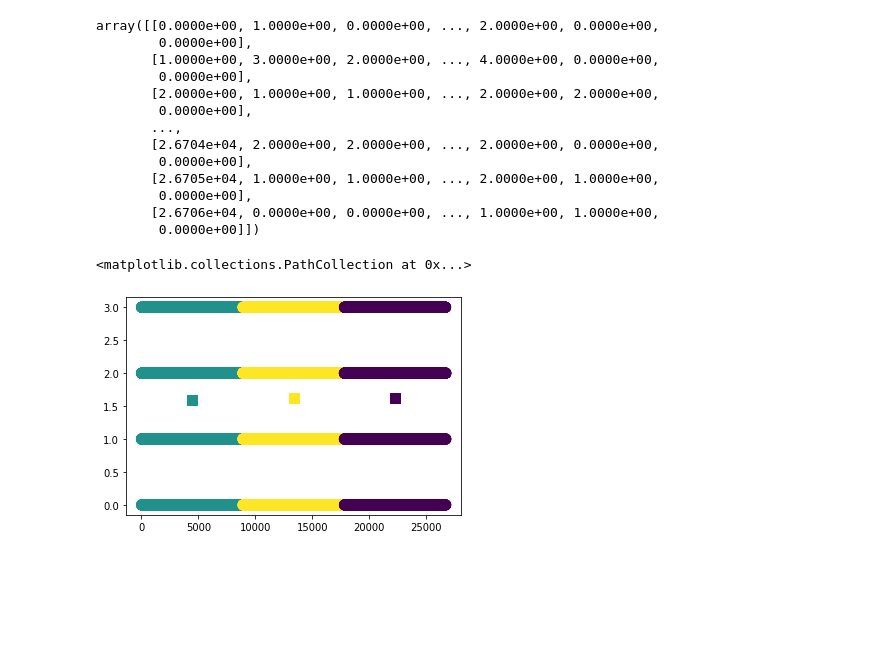
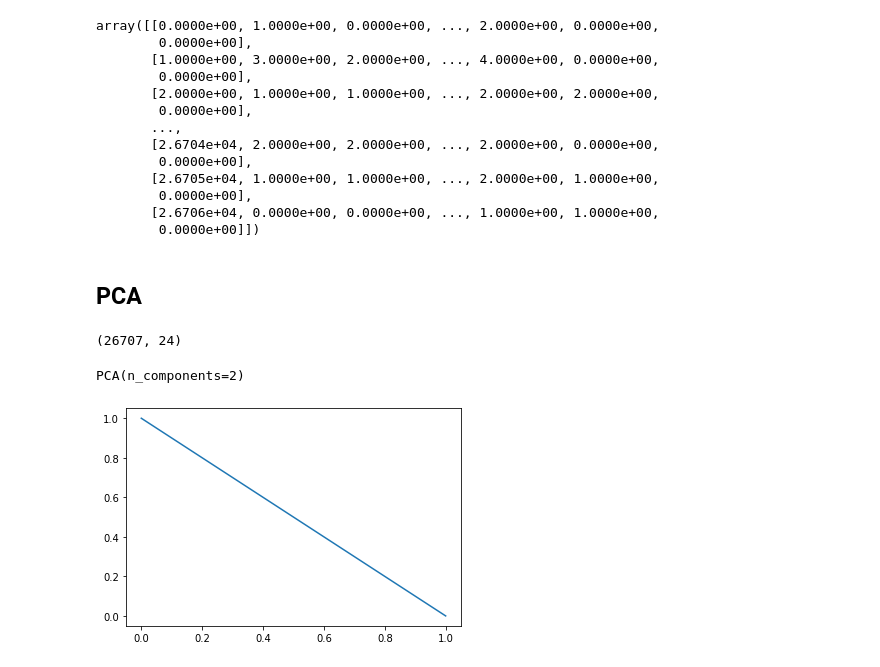
Before and after one commit to macapagithub/exaple-unsupervised-learning, a Jupyter notebook: test.ipynb, the cells around one changed output. Saved outputs shown, nothing was run; the diff lists cells and outputs as text; code cells hidden in the pictures; blank space fills up the shorter version.

```diff
--- a/test.ipynb
+++ b/test.ipynb
@@ -112,9 +108,3 @@ array([[0.0000e+00, 1.0000e+00, 0.0000e+00, ..., 2.0000e+00, 0.0000e+00,
         0.0000e+00],
        [2.6706e+04, 0.0000e+00, 0.0000e+00, ..., 1.0000e+00, 1.0000e+00,
         0.0000e+00]])
-# %%
-plt.scatter(X[:,0],X[:,1], c=kmeans.labels_, s=100)
-plt.scatter(kmeans.cluster_centers_[:,0],kmeans.cluster_centers_[:,1],c=np.unique(kmeans.labels_),marker='s',s=100)
-# %% [output]
-<matplotlib.collections.PathCollection at 0x...>
-[figure, removed]
@@ -126,0 +111,19 @@ plt.scatter(kmeans.cluster_centers_[:,0],kmeans.cluster_centers_[:,1],c=np.uniqu
+# %% [markdown]
+## PCA
+# %%
+df_features.shape
+# %% [output]
+(26707, 24)
+# %%
+from sklearn.decomposition import PCA
+from sklearn.preprocessing import StandardScaler
+dt_features = StandardScaler().fit_transform(df_features)
+pca = PCA(n_components = 2)
+pca.fit(df_features)
+# %% [output]
+PCA(n_components=2)
+# %%
+plt.plot(range(len(pca.explained_variance_)), pca.explained_variance_ratio_)
+plt.show()
+# %% [output]
+[figure, added]
```
Also changed, not shown: parts of 4 cells of this notebook.
